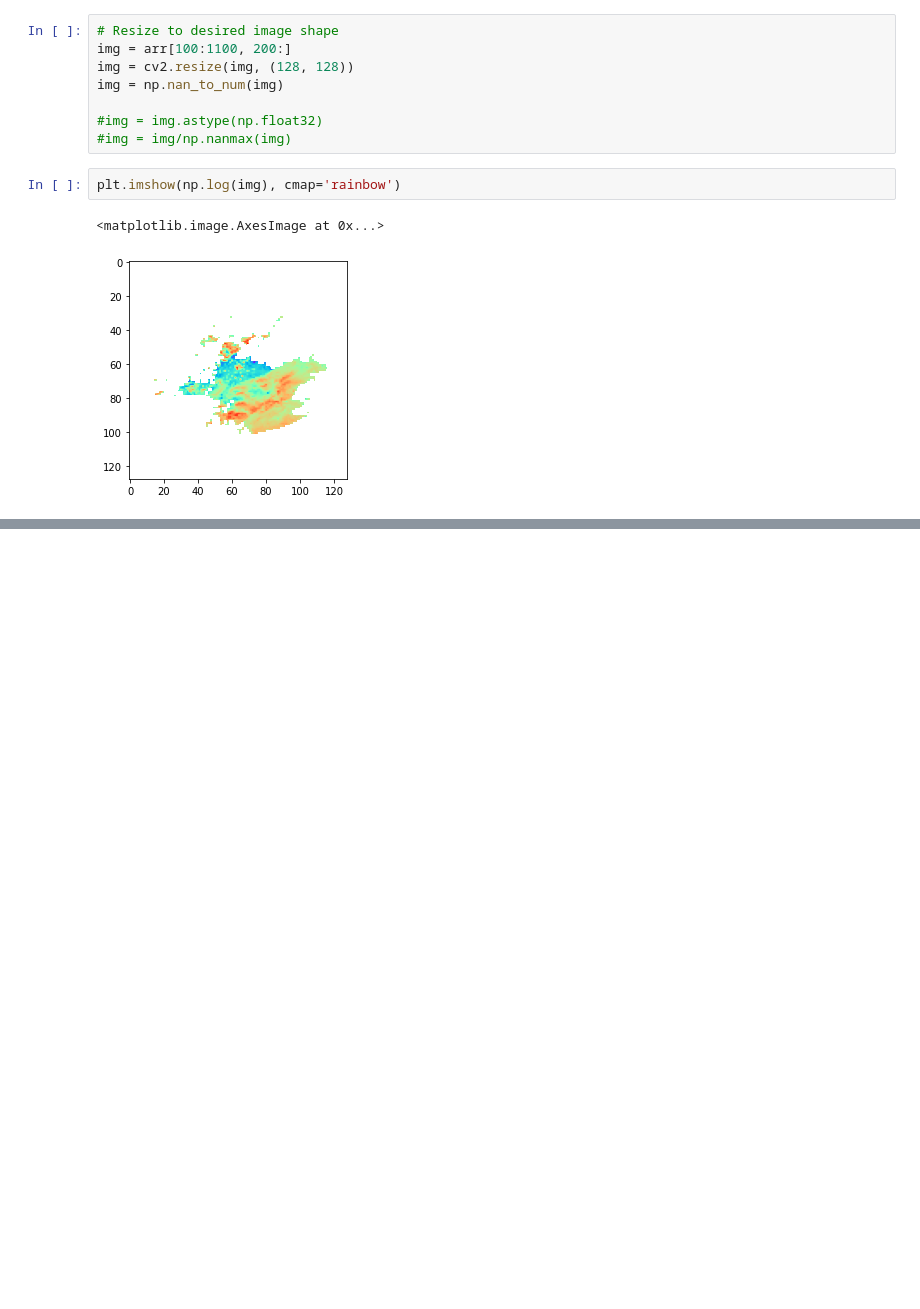
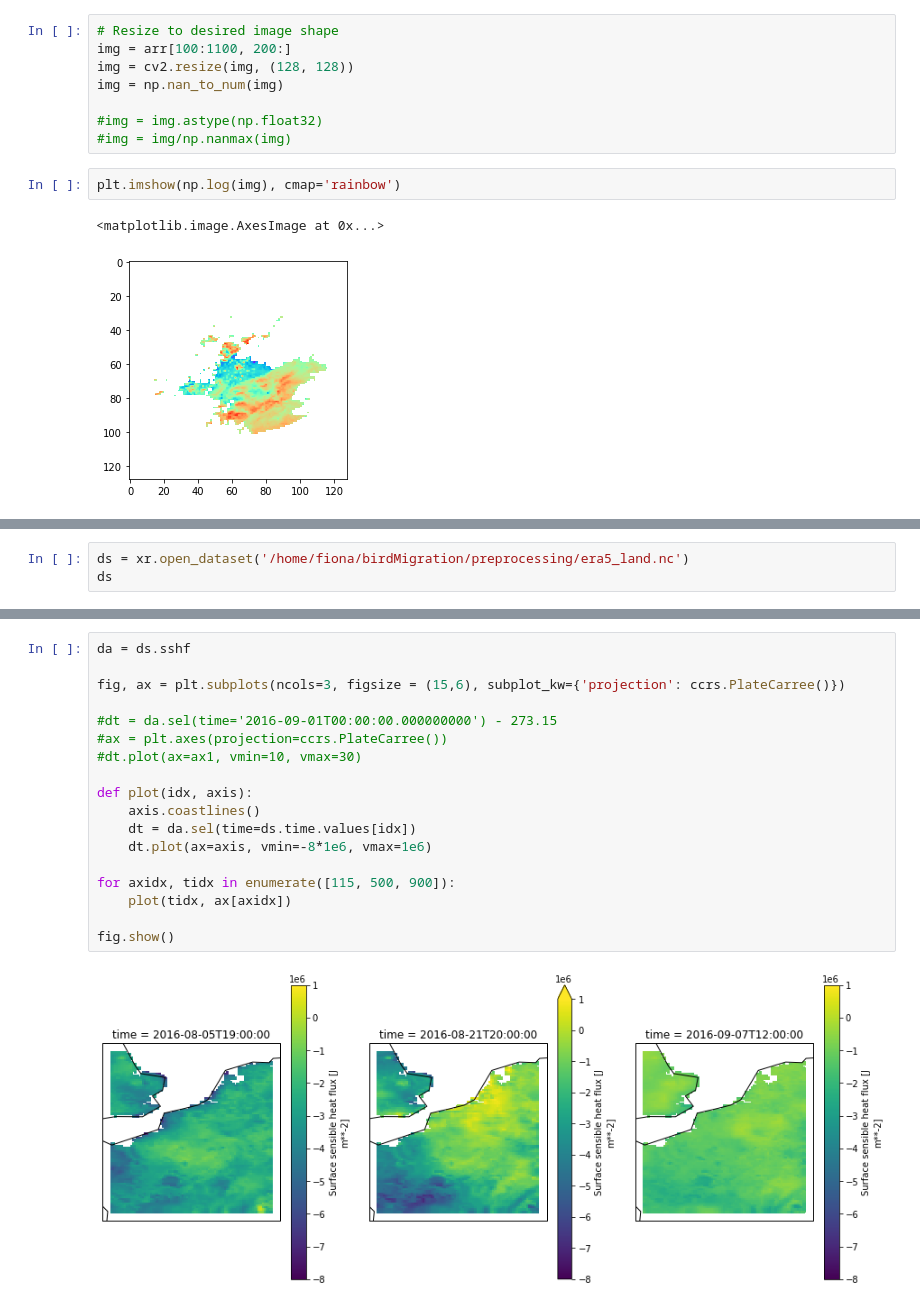
Before and after one commit to FionaLippert/birdMigration, a Jupyter notebook: visualization/h5_exploration.ipynb, the cells around one changed output, grey strips where cells are left out. Drawn from its saved outputs; the diff is of its cells as text; blank space fills up the shorter version.

```diff
--- a/visualization/h5_exploration.ipynb
+++ b/visualization/h5_exploration.ipynb
@@ -230,0 +176,3 @@ True
+# %%
+ds = xr.open_dataset('/home/fiona/birdMigration/preprocessing/era5_land.nc')
+ds
@@ -230,0 +192,20 @@ True
+# %%
+da = ds.sshf
+
+fig, ax = plt.subplots(ncols=3, figsize = (15,6), subplot_kw={'projection': ccrs.PlateCarree()})
+
+#dt = da.sel(time='2016-09-01T00:00:00.000000000') - 273.15
+#ax = plt.axes(projection=ccrs.PlateCarree())
+#dt.plot(ax=ax1, vmin=10, vmax=30)
+
+def plot(idx, axis):
+    axis.coastlines()
+    dt = da.sel(time=ds.time.values[idx])
+    dt.plot(ax=axis, vmin=-8*1e6, vmax=1e6)
+
+for axidx, tidx in enumerate([115, 500, 900]):
+    plot(tidx, ax[axidx])
+
+fig.show()
+# %% [output]
+[figure, added]
```
Also changed, not shown: parts of 18 cells of this notebook, 6 other files.
